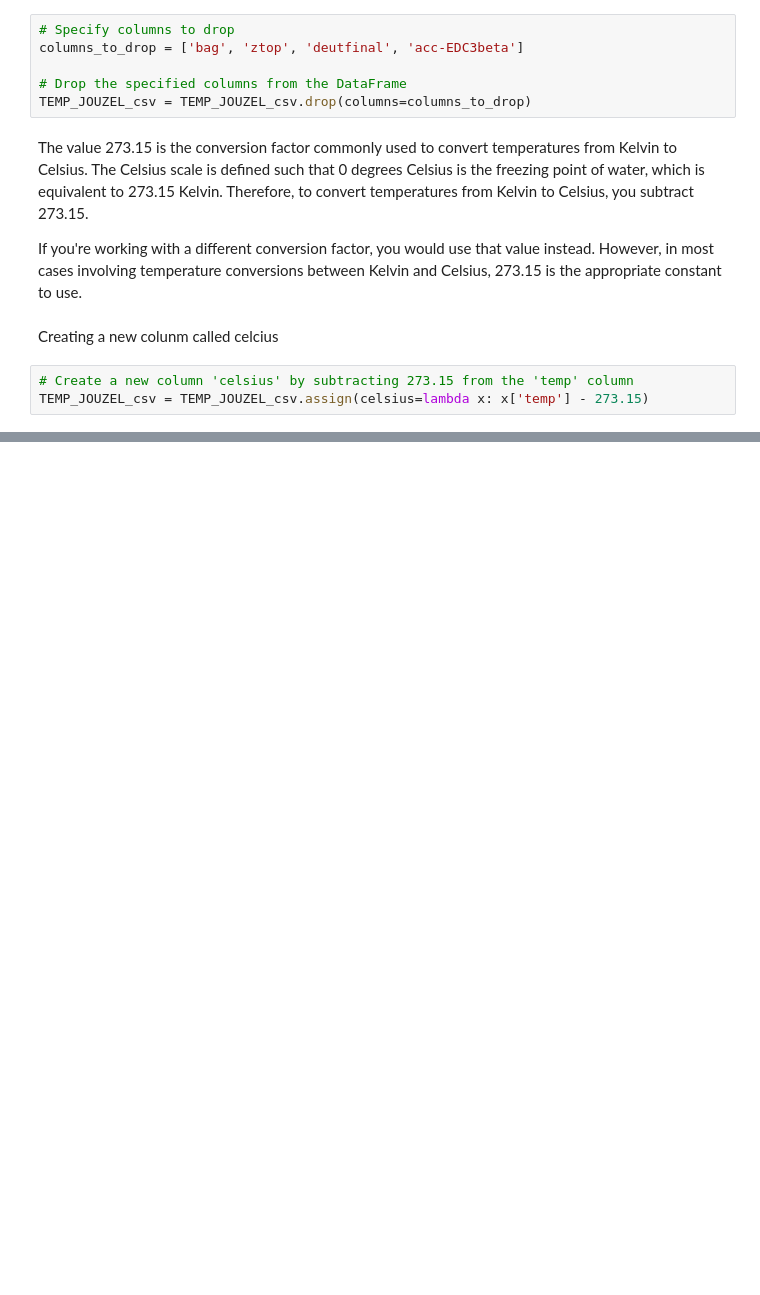
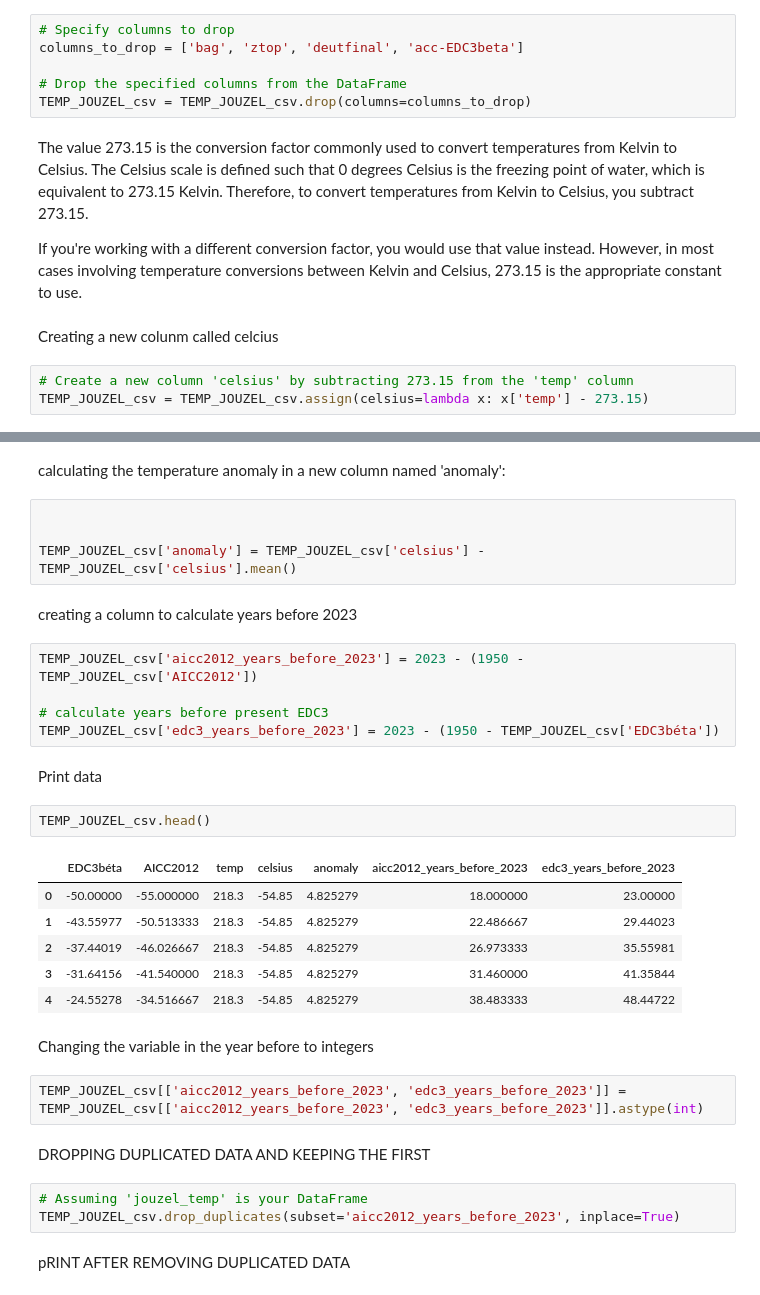
Before and after one commit to Kemeh-30/PFDA-PROJECT-2, a Jupyter notebook: PFDA.ipynb, the cells around one changed output, grey strips where cells are left out. Saved outputs shown, nothing was run; the diff lists cells and outputs as text; blank space fills up the shorter version.

```diff
--- a/PFDA.ipynb
+++ b/PFDA.ipynb
@@ -274,0 +285,35 @@ TEMP_JOUZEL_csv = TEMP_JOUZEL_csv.assign(celsius=lambda x: x['temp'] - 273.15)
+# %% [markdown]
+calculating the temperature anomaly in a new column named 'anomaly':
+# %%
+
+
+TEMP_JOUZEL_csv['anomaly'] = TEMP_JOUZEL_csv['celsius'] - TEMP_JOUZEL_csv['celsius'].mean()
+# %% [markdown]
+creating a column to calculate years before 2023
+# %%
+TEMP_JOUZEL_csv['aicc2012_years_before_2023'] = 2023 - (1950 - TEMP_JOUZEL_csv['AICC2012'])
+
+# calculate years before present EDC3
+TEMP_JOUZEL_csv['edc3_years_before_2023'] = 2023 - (1950 - TEMP_JOUZEL_csv['EDC3béta'])
+# %% [markdown]
+Print data
+# %%
+TEMP_JOUZEL_csv.head()
+# %% [output]
+|  | EDC3béta | AICC2012 | temp | celsius | anomaly | aicc2012_years_before_2023 | edc3_years_before_2023 |
+| 0 | -50.00000 | -55.000000 | 218.3 | -54.85 | 4.825279 | 18.000000 | 23.00000 |
+| 1 | -43.55977 | -50.513333 | 218.3 | -54.85 | 4.825279 | 22.486667 | 29.44023 |
+| 2 | -37.44019 | -46.026667 | 218.3 | -54.85 | 4.825279 | 26.973333 | 35.55981 |
+| 3 | -31.64156 | -41.540000 | 218.3 | -54.85 | 4.825279 | 31.460000 | 41.35844 |
+| 4 | -24.55278 | -34.516667 | 218.3 | -54.85 | 4.825279 | 38.483333 | 48.44722 |
+# %% [markdown]
+Changing the variable in the year before to integers
+# %%
+TEMP_JOUZEL_csv[['aicc2012_years_before_2023', 'edc3_years_before_2023']] = TEMP_JOUZEL_csv[['aicc2012_years_before_2023', 'edc3_years_before_2023']].astype(int)
+# %% [markdown]
+DROPPING DUPLICATED DATA AND KEEPING THE FIRST
+# %%
+# Assuming 'jouzel_temp' is your DataFrame
+TEMP_JOUZEL_csv.drop_duplicates(subset='aicc2012_years_before_2023', inplace=True)
+# %% [markdown]
+pRINT AFTER REMOVING DUPLICATED DATA
```
Also changed, not shown: parts of 60 cells of this notebook, 2 other files.
